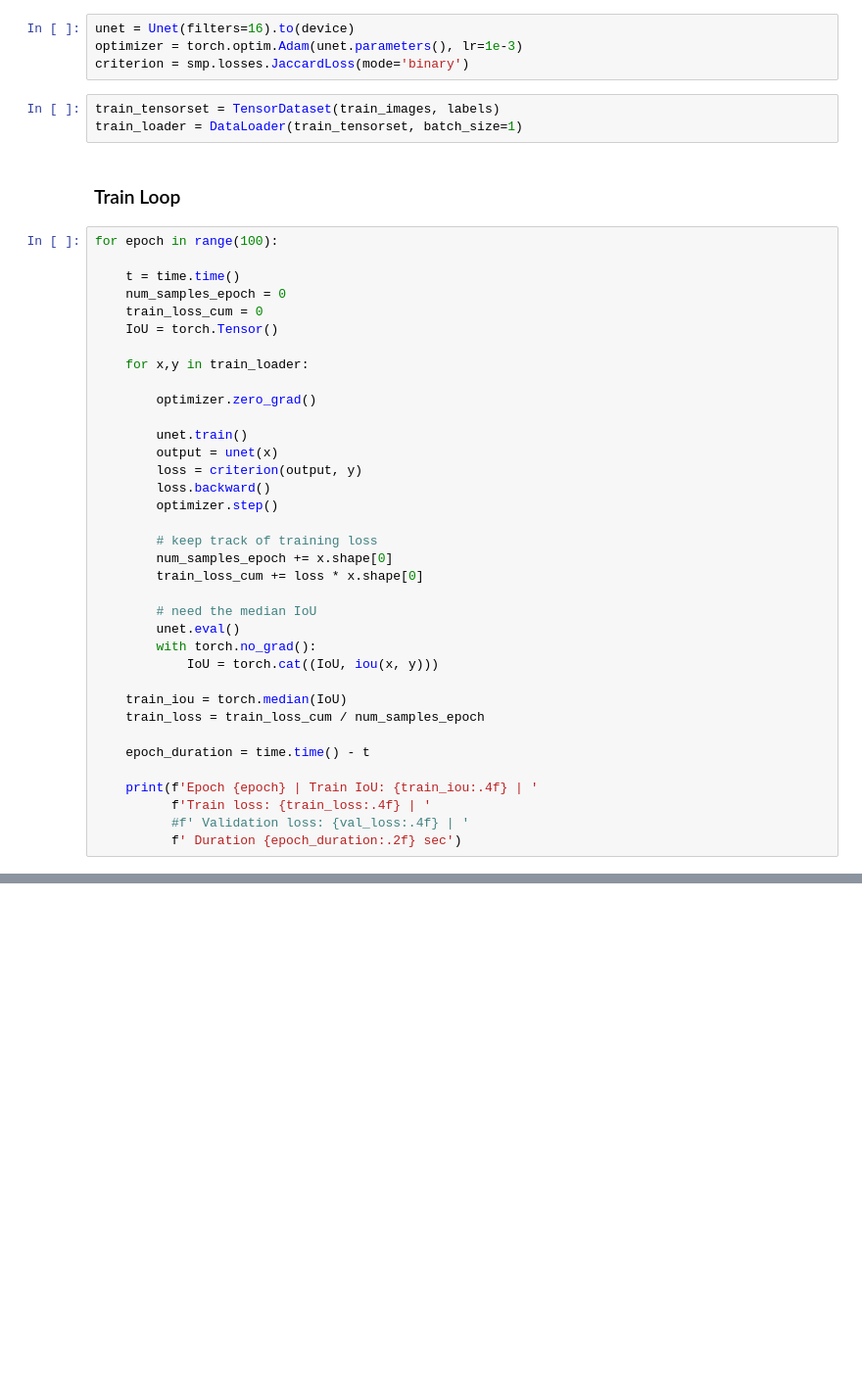
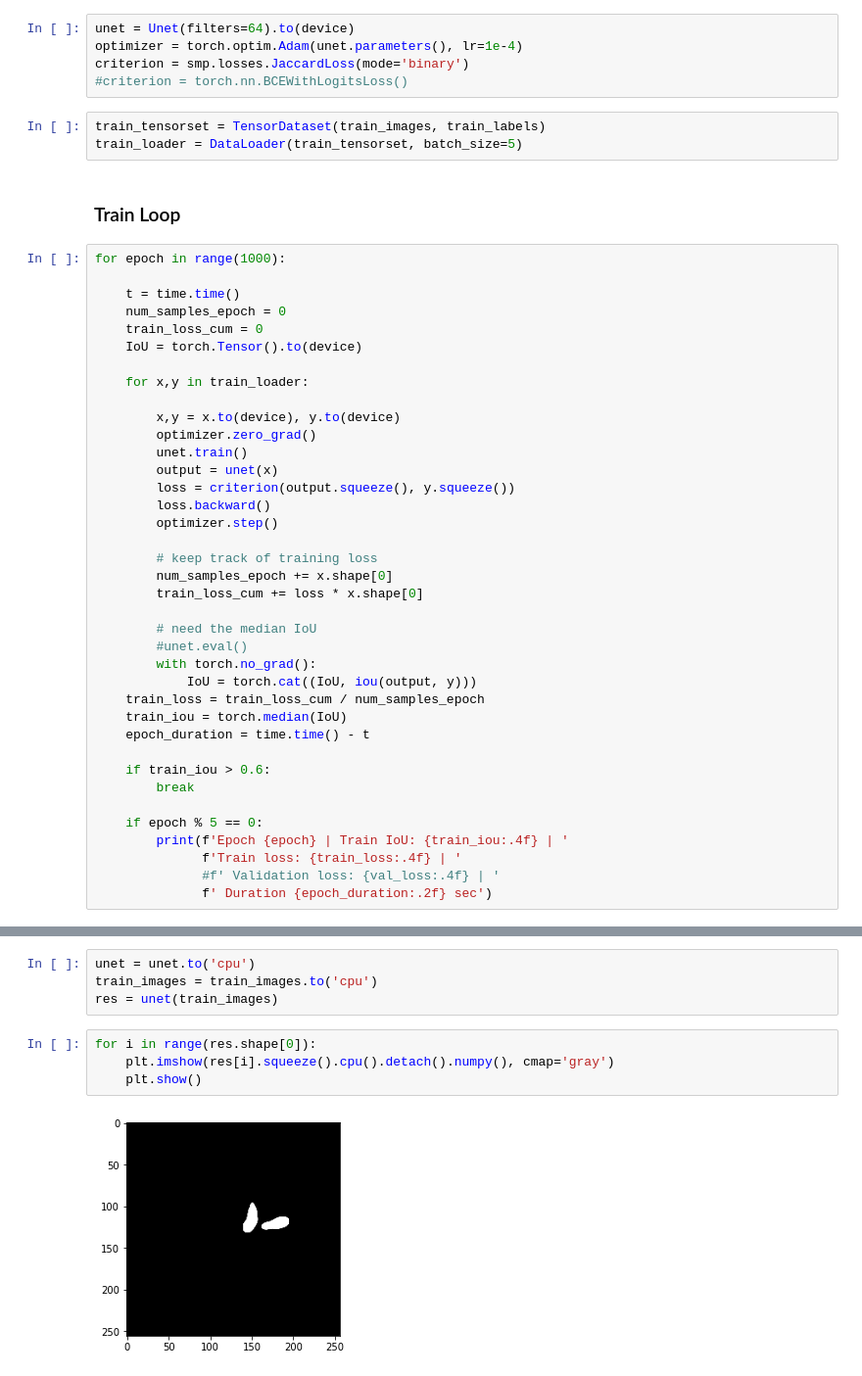
Before and after one commit to richdanis/aml, a Jupyter notebook: task3/Unet.ipynb, the cells around one changed output, grey strips where cells are left out. Shown at 98% size. Cells and saved outputs as stored; diff of their text form; blank space fills up the shorter version.

```diff
--- a/task3/Unet.ipynb
+++ b/task3/Unet.ipynb
@@ -182,29 +183,30 @@ def val_loss(model, val_loader):
 # %% [output]
 IndentationError: expected an indented block (3965556404.py, line 2)
 # %%
-unet = Unet(filters=16).to(device)
-optimizer = torch.optim.Adam(unet.parameters(), lr=1e-3)
+unet = Unet(filters=64).to(device)
+optimizer = torch.optim.Adam(unet.parameters(), lr=1e-4)
 criterion = smp.losses.JaccardLoss(mode='binary')
+#criterion = torch.nn.BCEWithLogitsLoss()
 # %%
-train_tensorset = TensorDataset(train_images, labels)
-train_loader = DataLoader(train_tensorset, batch_size=1)
+train_tensorset = TensorDataset(train_images, train_labels)
+train_loader = DataLoader(train_tensorset, batch_size=5)
 # %% [markdown]
 ### Train Loop
 # %%
-for epoch in range(100):
+for epoch in range(1000):
 
     t = time.time()
     num_samples_epoch = 0
     train_loss_cum = 0
-    IoU = torch.Tensor()
+    IoU = torch.Tensor().to(device)
 
     for x,y in train_loader:
 
+        x,y = x.to(device), y.to(device)
         optimizer.zero_grad()
-
         unet.train()
         output = unet(x)
-        loss = criterion(output, y)
+        loss = criterion(output.squeeze(), y.squeeze())
         loss.backward()
         optimizer.step()
 
@@ -213,17 +215,19 @@ for epoch in range(100):
         train_loss_cum += loss * x.shape[0]
 
         # need the median IoU
-        unet.eval()
+        #unet.eval()
         with torch.no_grad():
-            IoU = torch.cat((IoU, iou(x, y)))
-
+            IoU = torch.cat((IoU, iou(output, y)))
+    train_loss = train_loss_cum / num_samples_epoch
     train_iou = torch.median(IoU)
-    train_loss = train_loss_cum / num_samples_epoch
-
     epoch_duration = time.time() - t
 
-    print(f'Epoch {epoch} | Train IoU: {train_iou:.4f} | '
-          f'Train loss: {train_loss:.4f} | '
-          #f' Validation loss: {val_loss:.4f} | '
-          f' Duration {epoch_duration:.2f} sec')
+    if train_iou > 0.6:
+        break
+
+    if epoch % 5 == 0:
+        print(f'Epoch {epoch} | Train IoU: {train_iou:.4f} | '
+              f'Train loss: {train_loss:.4f} | '
+              #f' Validation loss: {val_loss:.4f} | '
+              f' Duration {epoch_duration:.2f} sec')
 # %% [output]
@@ -264,0 +254,10 @@ tensor(0.)
+# %%
+unet = unet.to('cpu')
+train_images = train_images.to('cpu')
+res = unet(train_images)
+# %%
+for i in range(res.shape[0]):
+    plt.imshow(res[i].squeeze().cpu().detach().numpy(), cmap='gray')
+    plt.show()
+# %% [output]
+[figure, added]
```
Also changed, not shown: parts of 16 cells of this notebook.
